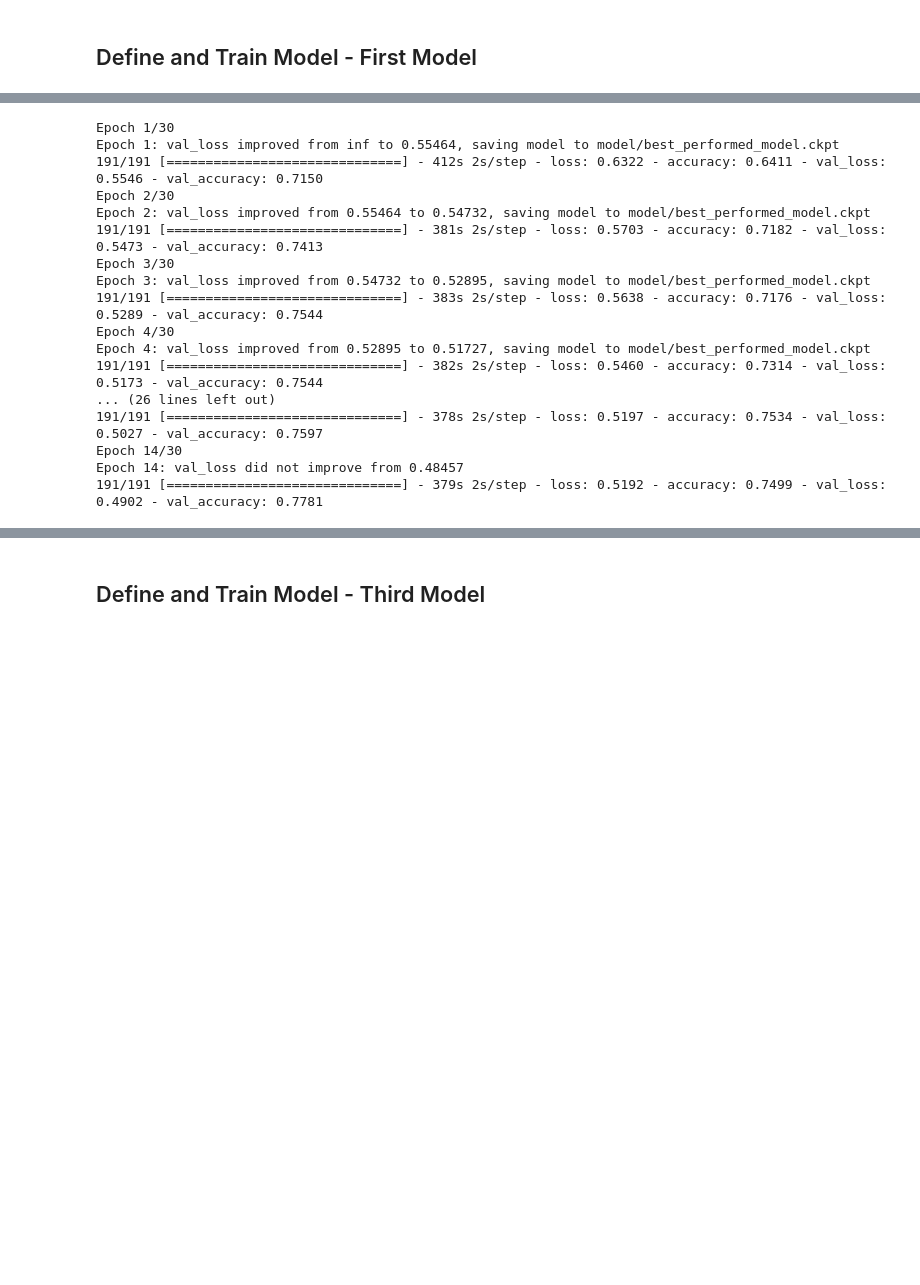
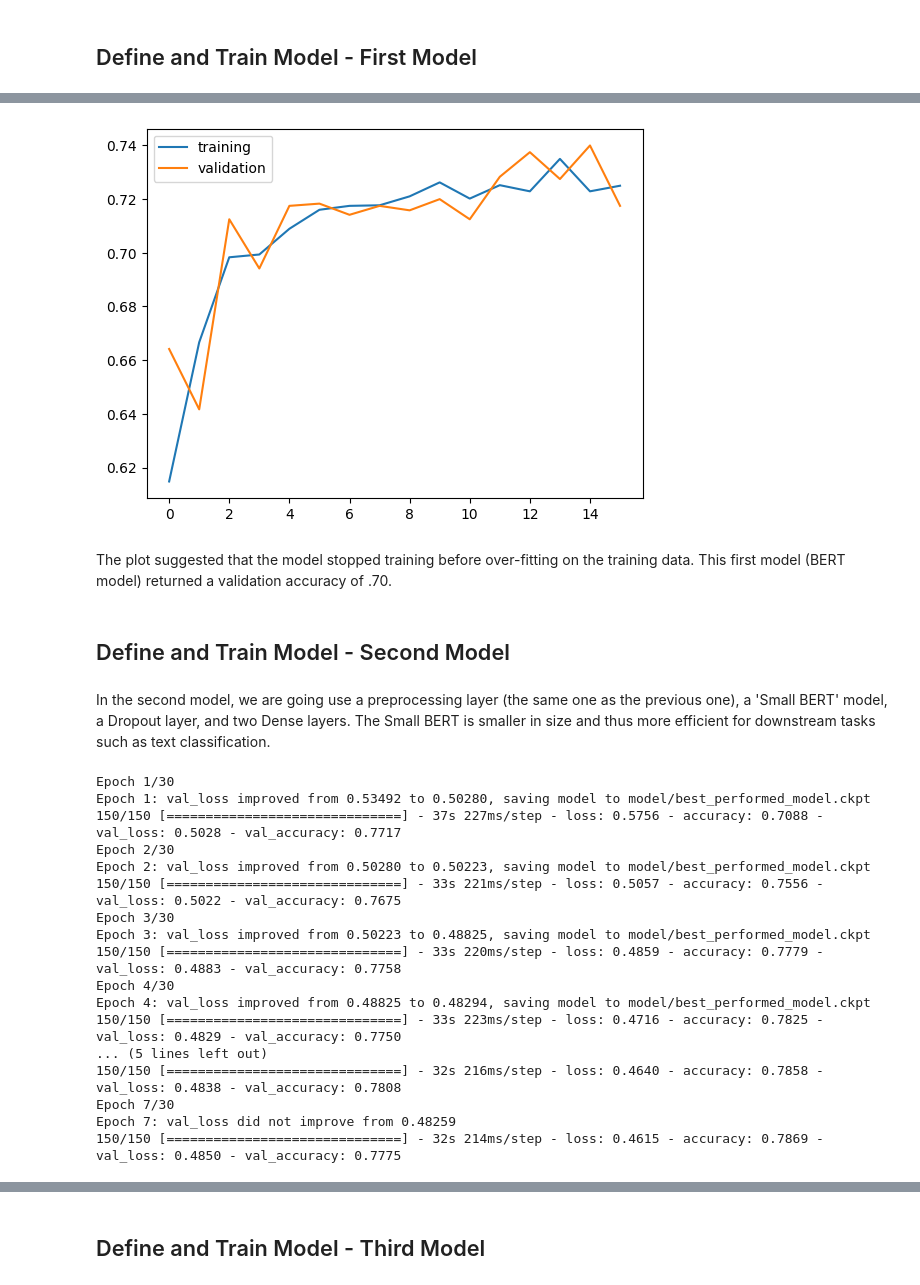
Before and after one commit to lee-messi/Disaster-Tweets-Summer-2023, a Jupyter notebook: disaster-tweets-classifier-using-bert.ipynb, the cells around one changed output, grey strips where cells are left out. Saved outputs shown, nothing was run; the diff lists cells and outputs as text; code cells hidden in the pictures; blank space fills up the shorter version.

```diff
--- a/disaster-tweets-classifier-using-bert.ipynb
+++ b/disaster-tweets-classifier-using-bert.ipynb
@@ -151,0 +203,5 @@ bert_encoder = hub.KerasLayer(tfhub_handle_encoder)
+# %%
+history = model.fit(train_dataset,
+                    validation_data = val_dataset,
+                    epochs = 30,
+                    callbacks = [early_stopping, model_checkpoint_callback])
@@ -151,0 +226,13 @@ bert_encoder = hub.KerasLayer(tfhub_handle_encoder)
+# %%
+plt.plot(history.history['accuracy'])
+plt.plot(history.history['val_accuracy'])
+plt.legend(['training', 'validation'])
+plt.show()
+# %% [output]
+[figure, added]
+# %% [markdown]
+The plot suggested that the model stopped training before over-fitting on the training data. This first model (BERT model) returned a validation accuracy of .70.
+# %% [markdown]
+## Define and Train Model - Second Model
+# %% [markdown]
+In the second model, we are going use a preprocessing layer (the same one as the previous one), a 'Small BERT' model, a Dropout layer, and two Dense layers. The Small BERT is smaller in size and thus more efficient for downstream tasks such as text classification.
@@ -177,27 +259,26 @@ model_checkpoint_callback = tf.keras.callbacks.ModelCheckpoint(
 # %%
-history = model.fit(train_df.text,
-                    train_df.target,
-                    validation_data = (val_df.text, val_df.target),
+history = model.fit(train_dataset,
+                    validation_data = val_dataset,
                     epochs = 30,
                     callbacks = [early_stopping, model_checkpoint_callback])
 # %% [output]
 Epoch 1/30
-Epoch 1: val_loss improved from inf to 0.55464, saving model to model/best_performed_model.ckpt
-191/191 [==============================] - 412s 2s/step - loss: 0.6322 - accuracy: 0.6411 - val_loss: 0.5546 - val_accuracy: 0.7150
+Epoch 1: val_loss improved from 0.53492 to 0.50280, saving model to model/best_performed_model.ckpt
+150/150 [==============================] - 37s 227ms/step - loss: 0.5756 - accuracy: 0.7088 - val_loss: 0.5028 - val_accuracy: 0.7717
 Epoch 2/30
-Epoch 2: val_loss improved from 0.55464 to 0.54732, saving model to model/best_performed_model.ckpt
-191/191 [==============================] - 381s 2s/step - loss: 0.5703 - accuracy: 0.7182 - val_loss: 0.5473 - val_accuracy: 0.7413
+Epoch 2: val_loss improved from 0.50280 to 0.50223, saving model to model/best_performed_model.ckpt
+150/150 [==============================] - 33s 221ms/step - loss: 0.5057 - accuracy: 0.7556 - val_loss: 0.5022 - val_accuracy: 0.7675
 Epoch 3/30
-Epoch 3: val_loss improved from 0.54732 to 0.52895, saving model to model/best_performed_model.ckpt
-191/191 [==============================] - 383s 2s/step - loss: 0.5638 - accuracy: 0.7176 - val_loss: 0.5289 - val_accuracy: 0.7544
+Epoch 3: val_loss improved from 0.50223 to 0.48825, saving model to model/best_performed_model.ckpt
+150/150 [==============================] - 33s 220ms/step - loss: 0.4859 - accuracy: 0.7779 - val_loss: 0.4883 - val_accuracy: 0.7758
 Epoch 4/30
-Epoch 4: val_loss improved from 0.52895 to 0.51727, saving model to model/best_performed_model.ckpt
-191/191 [==============================] - 382s 2s/step - loss: 0.5460 - accuracy: 0.7314 - val_loss: 0.5173 - val_accuracy: 0.7544
-... (26 lines left out)
-191/191 [==============================] - 378s 2s/step - loss: 0.5197 - accuracy: 0.7534 - val_loss: 0.5027 - val_accuracy: 0.7597
-Epoch 14/30
-Epoch 14: val_loss did not improve from 0.48457
-191/191 [==============================] - 379s 2s/step - loss: 0.5192 - accuracy: 0.7499 - val_loss: 0.4902 - val_accuracy: 0.7781
+Epoch 4: val_loss improved from 0.48825 to 0.48294, saving model to model/best_performed_model.ckpt
+150/150 [==============================] - 33s 223ms/step - loss: 0.4716 - accuracy: 0.7825 - val_loss: 0.4829 - val_accuracy: 0.7750
+... (5 lines left out)
+150/150 [==============================] - 32s 216ms/step - loss: 0.4640 - accuracy: 0.7858 - val_loss: 0.4838 - val_accuracy: 0.7808
+Epoch 7/30
+Epoch 7: val_loss did not improve from 0.48259
+150/150 [==============================] - 32s 214ms/step - loss: 0.4615 - accuracy: 0.7869 - val_loss: 0.4850 - val_accuracy: 0.7775
 # %%
 plt.plot(history.history['accuracy'])
 plt.plot(history.history['val_accuracy'])
```
Also changed, not shown: parts of 64 cells of this notebook.
